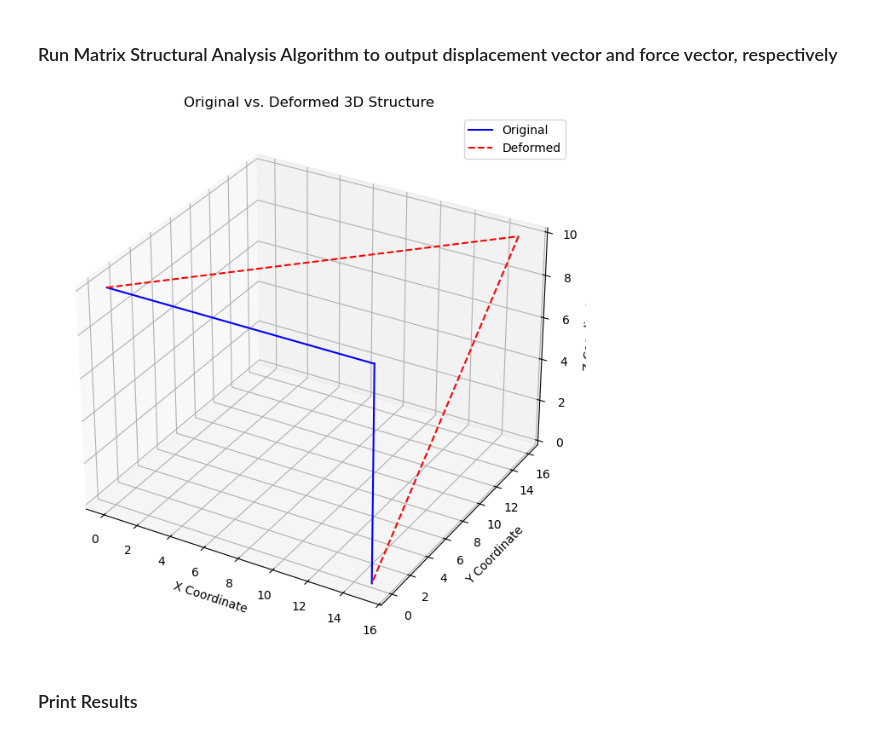
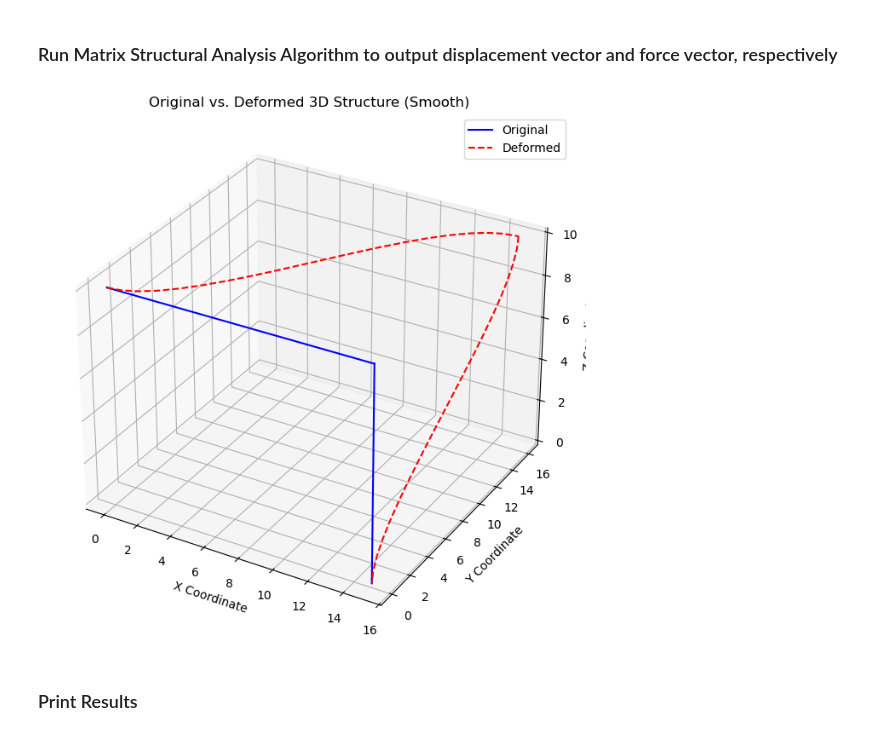
Before and after one commit to jacobpgarrett/Assignment_2, a Jupyter notebook: tutorials/tutorial1.ipynb, the cells around one changed output. Cells and saved outputs as stored; diff of their text form; code cells hidden in the pictures.

Commit message:
Updated the nonlinear_analysis code to incorporate cubic shape functions

```diff
--- a/tutorials/tutorial1.ipynb
+++ b/tutorials/tutorial1.ipynb
@@ -41,9 +41,9 @@ supports = np.array([support_0, support_1, support_2])
 # %% [markdown]
 ### Run Matrix Structural Analysis Algorithm to output displacement vector and force vector, respectively
 # %%
-del_vec, F_vec = nonlinear_analysis(nodes, element_connect, f_appl, supports)
+del_vec, F_vec, nodevals, elementvals = nonlinear_analysis(nodes, element_connect, f_appl, supports)
 # %% [output]
-[figure, old version]
+[figure, new version]
 # %% [markdown]
 ### Print Results
 # %%
```
Also changed, not shown: 2 other files.
